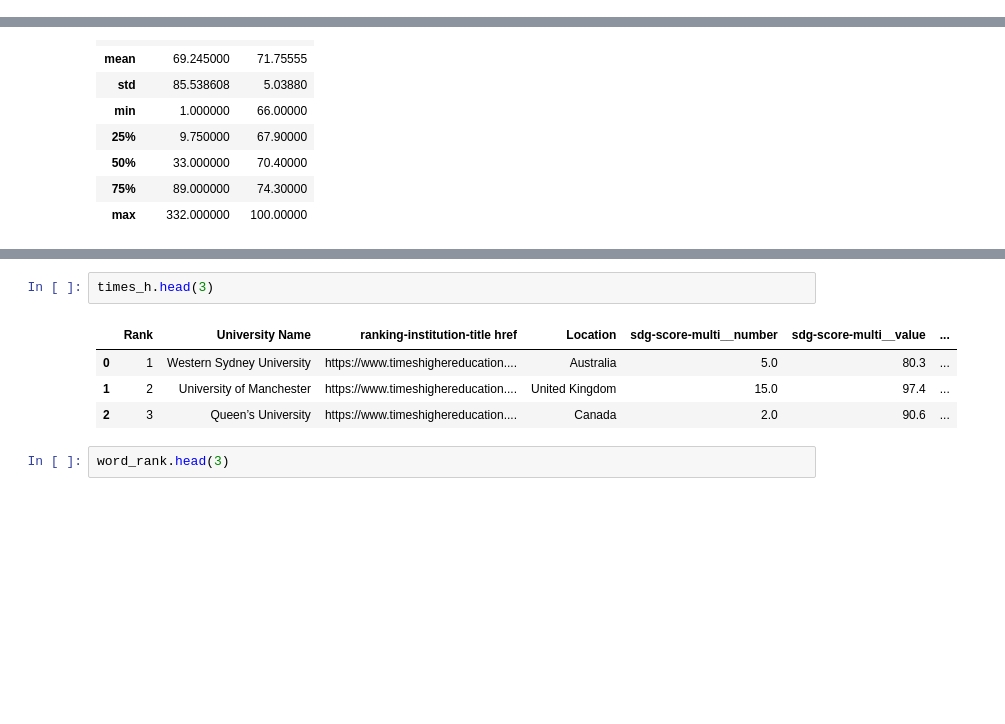
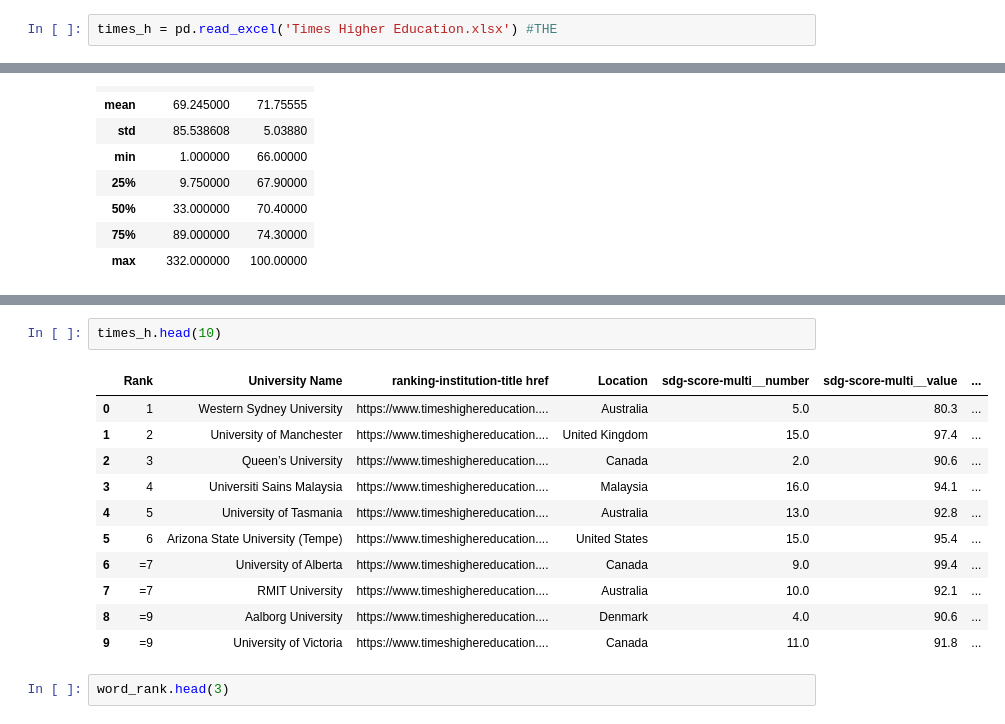
Before and after one commit to Tuwaiq-DS-ML-bootcamp-V-8/Usecase-3-Project-2, a Jupyter notebook: EDA explain template.ipynb, the cells around one changed output, grey strips where cells are left out. Saved outputs shown, nothing was run; the diff lists cells and outputs as text; blank space fills up the shorter version.

```diff
--- a/EDA explain template.ipynb
+++ b/EDA explain template.ipynb
@@ -114,6 +114,8 @@ shanghai_rank.describe() # Numerical columns description
 | 50% | 0.000000 |
 | 75% | 7.500000 |
 | max | 100.000000 |
+# %%
+times_h = pd.read_excel('Times Higher Education.xlsx') #THE
 # %%
 print("Times Higher Education information:-\n")
 times_h.info() # Information about the dataframe
@@ -201,12 +207,19 @@ shanghai_rank.head(3)
 | 1 | 2 | Stanford University | 2 | 76.8 | http://www.shanghairanking.com/_u... | http://www.shanghairanking.com/in... |
 | 2 | 3 | Massachusetts Institute of Techno... | 3 | 70.1 | http://www.shanghairanking.com/_u... | http://www.shanghairanking.com/in... |
 # %%
-times_h.head(3)
+times_h.head(10)
 # %% [output]
 |  | Rank | University Name | ranking-institution-title href | Location | sdg-score-multi__number | sdg-score-multi__value | ... |
 | 0 | 1 | Western Sydney University | https://www.timeshighereducation.... | Australia | 5.0 | 80.3 | ... |
 | 1 | 2 | University of Manchester | https://www.timeshighereducation.... | United Kingdom | 15.0 | 97.4 | ... |
 | 2 | 3 | Queen’s University | https://www.timeshighereducation.... | Canada | 2.0 | 90.6 | ... |
+| 3 | 4 | Universiti Sains Malaysia | https://www.timeshighereducation.... | Malaysia | 16.0 | 94.1 | ... |
+| 4 | 5 | University of Tasmania | https://www.timeshighereducation.... | Australia | 13.0 | 92.8 | ... |
+| 5 | 6 | Arizona State University (Tempe) | https://www.timeshighereducation.... | United States | 15.0 | 95.4 | ... |
+| 6 | =7 | University of Alberta | https://www.timeshighereducation.... | Canada | 9.0 | 99.4 | ... |
+| 7 | =7 | RMIT University | https://www.timeshighereducation.... | Australia | 10.0 | 92.1 | ... |
+| 8 | =9 | Aalborg University | https://www.timeshighereducation.... | Denmark | 4.0 | 90.6 | ... |
+| 9 | =9 | University of Victoria | https://www.timeshighereducation.... | Canada | 11.0 | 91.8 | ... |
 # %%
 word_rank.head(3)
 # %% [output]
```
Also changed, not shown: parts of 75 cells of this notebook, 1 other file.
